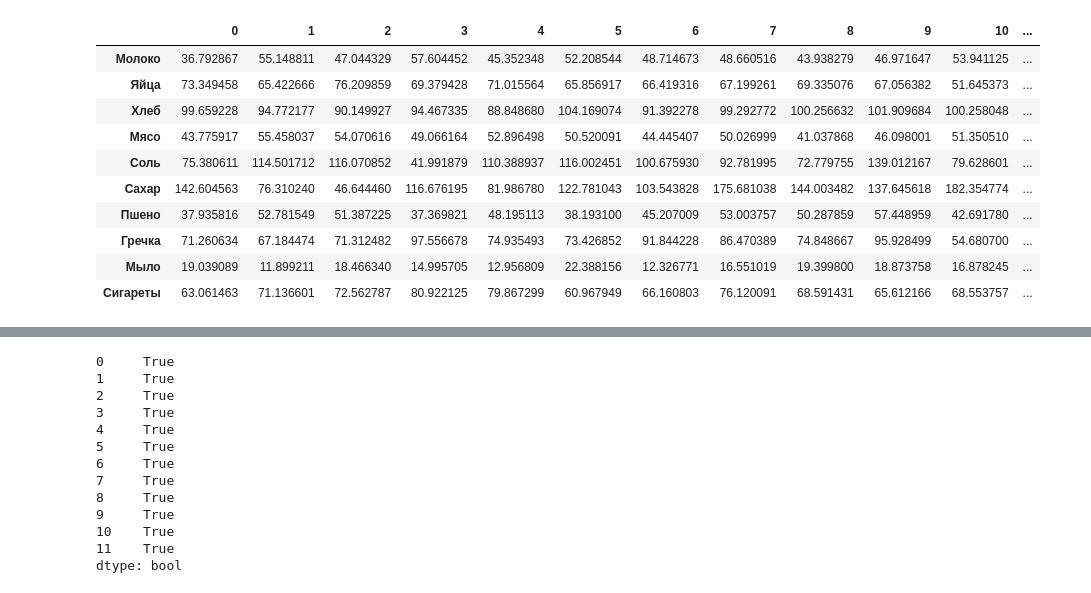
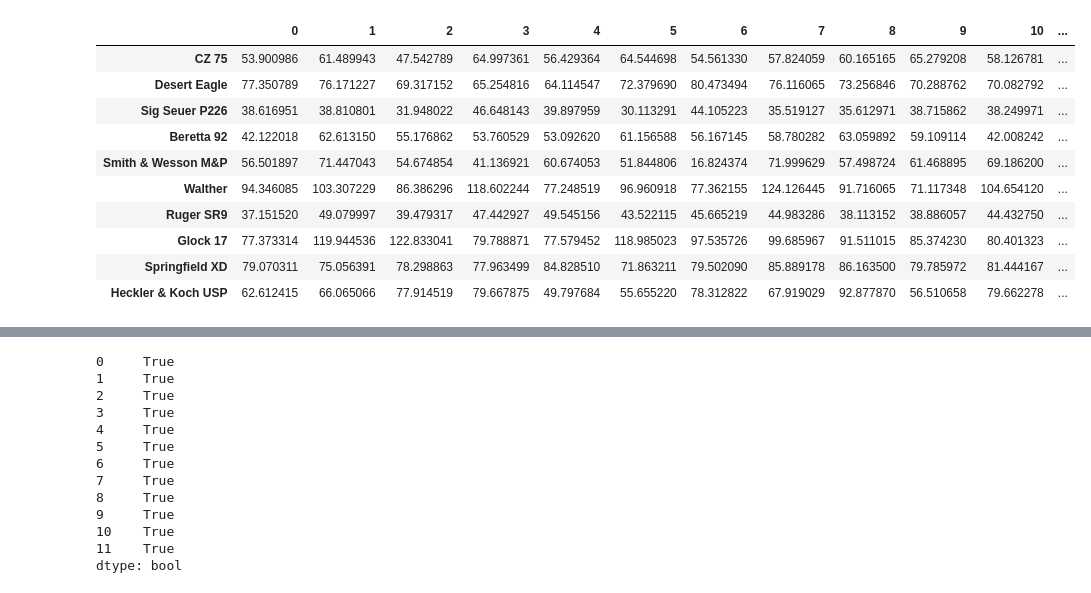
Before and after one commit to get1111you/PISLb, a Jupyter notebook: Лабораторная работа №0/Untitled.ipynb, the cells around one changed output, grey strips where cells are left out. Drawn from its saved outputs; the diff is of its cells as text; code cells hidden in the pictures.

```diff
--- a/Лабораторная работа №0/Untitled.ipynb
+++ b/Лабораторная работа №0/Untitled.ipynb
@@ -4,31 +4,31 @@ import pandas as pd
 import seaborn as sns
 # %%
 data = {
-'Молоко': np.random.normal(50, 5, 12),
-'Яйца': np.random.normal(67, 6, 12),
-'Хлеб': np.random.normal(100, 7, 12),
-'Мясо': np.random.normal(48, 4, 12),
-'Соль': np.random.normal(89, 40, 12),
-'Cахар': np.random.normal(100, 49, 12),
-'Пшено': np.random.normal(48, 7, 12),
-'Гречка': np.random.normal(75, 10, 12),
-'Мыло': np.random.normal(15, 4, 12),
-"Сигареты": np.random.normal(70, 15, 12),
+'CZ 75': np.random.normal(60, 5, 12),
+'Desert Eagle': np.random.normal(76, 6, 12),
+'Sig Seuer P226': np.random.normal(40, 4, 12),
+'Beretta 92': np.random.normal(55, 7, 12),
+'Smith & Wesson M&P': np.random.normal(47, 16, 12),
+'Walther': np.random.normal(100, 23, 12),
+'Ruger SR9': np.random.normal(47, 5, 12),
+'Glock 17': np.random.normal(101, 15, 12),
+'Springfield XD': np.random.normal(80, 4, 12),
+"Heckler & Koch USP": np.random.normal(70, 13, 12),
 }
 df = pd.DataFrame(data).transpose()
 df
 # %% [output]
 |  | 0 | 1 | 2 | 3 | 4 | 5 | 6 | 7 | 8 | 9 | 10 | ... |
-| Молоко | 36.792867 | 55.148811 | 47.044329 | 57.604452 | 45.352348 | 52.208544 | 48.714673 | 48.660516 | 43.938279 | 46.971647 | 53.941125 | ... |
-| Яйца | 73.349458 | 65.422666 | 76.209859 | 69.379428 | 71.015564 | 65.856917 | 66.419316 | 67.199261 | 69.335076 | 67.056382 | 51.645373 | ... |
-| Хлеб | 99.659228 | 94.772177 | 90.149927 | 94.467335 | 88.848680 | 104.169074 | 91.392278 | 99.292772 | 100.256632 | 101.909684 | 100.258048 | ... |
-| Мясо | 43.775917 | 55.458037 | 54.070616 | 49.066164 | 52.896498 | 50.520091 | 44.445407 | 50.026999 | 41.037868 | 46.098001 | 51.350510 | ... |
-| Соль | 75.380611 | 114.501712 | 116.070852 | 41.991879 | 110.388937 | 116.002451 | 100.675930 | 92.781995 | 72.779755 | 139.012167 | 79.628601 | ... |
-| Cахар | 142.604563 | 76.310240 | 46.644460 | 116.676195 | 81.986780 | 122.781043 | 103.543828 | 175.681038 | 144.003482 | 137.645618 | 182.354774 | ... |
-| Пшено | 37.935816 | 52.781549 | 51.387225 | 37.369821 | 48.195113 | 38.193100 | 45.207009 | 53.003757 | 50.287859 | 57.448959 | 42.691780 | ... |
-| Гречка | 71.260634 | 67.184474 | 71.312482 | 97.556678 | 74.935493 | 73.426852 | 91.844228 | 86.470389 | 74.848667 | 95.928499 | 54.680700 | ... |
-| Мыло | 19.039089 | 11.899211 | 18.466340 | 14.995705 | 12.956809 | 22.388156 | 12.326771 | 16.551019 | 19.399800 | 18.873758 | 16.878245 | ... |
-| Сигареты | 63.061463 | 71.136601 | 72.562787 | 80.922125 | 79.867299 | 60.967949 | 66.160803 | 76.120091 | 68.591431 | 65.612166 | 68.553757 | ... |
+| CZ 75 | 53.900986 | 61.489943 | 47.542789 | 64.997361 | 56.429364 | 64.544698 | 54.561330 | 57.824059 | 60.165165 | 65.279208 | 58.126781 | ... |
+| Desert Eagle | 77.350789 | 76.171227 | 69.317152 | 65.254816 | 64.114547 | 72.379690 | 80.473494 | 76.116065 | 73.256846 | 70.288762 | 70.082792 | ... |
+| Sig Seuer P226 | 38.616951 | 38.810801 | 31.948022 | 46.648143 | 39.897959 | 30.113291 | 44.105223 | 35.519127 | 35.612971 | 38.715862 | 38.249971 | ... |
+| Beretta 92 | 42.122018 | 62.613150 | 55.176862 | 53.760529 | 53.092620 | 61.156588 | 56.167145 | 58.780282 | 63.059892 | 59.109114 | 42.008242 | ... |
+| Smith & Wesson M&P | 56.501897 | 71.447043 | 54.674854 | 41.136921 | 60.674053 | 51.844806 | 16.824374 | 71.999629 | 57.498724 | 61.468895 | 69.186200 | ... |
+| Walther | 94.346085 | 103.307229 | 86.386296 | 118.602244 | 77.248519 | 96.960918 | 77.362155 | 124.126445 | 91.716065 | 71.117348 | 104.654120 | ... |
+| Ruger SR9 | 37.151520 | 49.079997 | 39.479317 | 47.442927 | 49.545156 | 43.522115 | 45.665219 | 44.983286 | 38.113152 | 38.886057 | 44.432750 | ... |
+| Glock 17 | 77.373314 | 119.944536 | 122.833041 | 79.788871 | 77.579452 | 118.985023 | 97.535726 | 99.685967 | 91.511015 | 85.374230 | 80.401323 | ... |
+| Springfield XD | 79.070311 | 75.056391 | 78.298863 | 77.963499 | 84.828510 | 71.863211 | 79.502090 | 85.889178 | 86.163500 | 79.785972 | 81.444167 | ... |
+| Heckler & Koch USP | 62.612415 | 66.065066 | 77.914519 | 79.667875 | 49.797684 | 55.655220 | 78.312822 | 67.919029 | 92.877870 | 56.510658 | 79.662278 | ... |
 # %%
 ax = sns.lineplot(df)
 sns.move_legend(ax, 'upper left', bbox_to_anchor=(1, 1))
```
Also changed, not shown: parts of 8 cells of this notebook, 2 other files.
